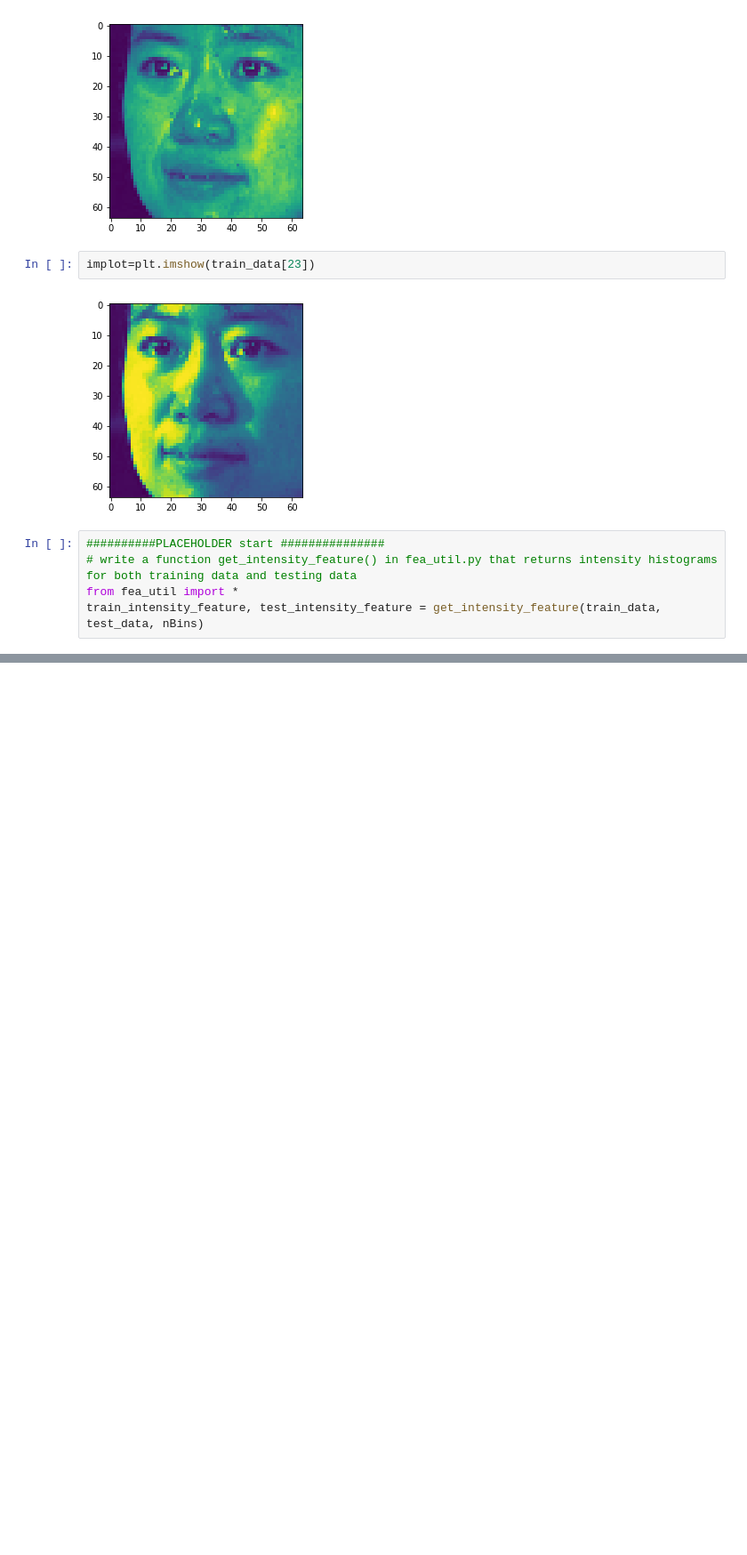
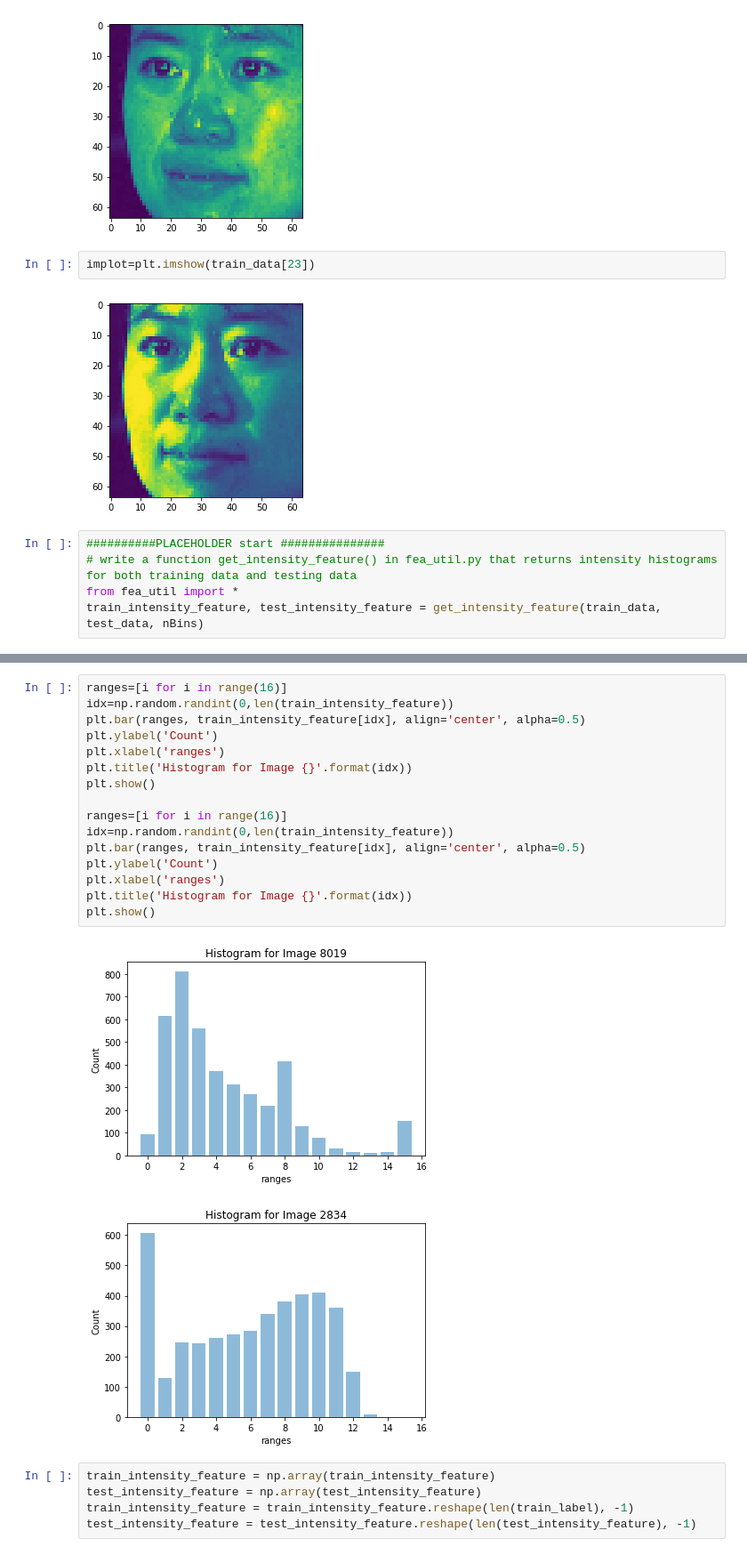
Before and after one commit to sananand007/Xrelab, a Jupyter notebook: hw2/HA2-Problem1_final.ipynb, the cells around one changed output, grey strips where cells are left out. Shown at 89% size. Cells and saved outputs as stored; diff of their text form; blank space fills up the shorter version.

```diff
--- a/hw2/HA2-Problem1_final.ipynb
+++ b/hw2/HA2-Problem1_final.ipynb
@@ -36,0 +39,24 @@ len(train_intensity_feature)
+# %%
+ranges=[i for i in range(16)]
+idx=np.random.randint(0,len(train_intensity_feature))
+plt.bar(ranges, train_intensity_feature[idx], align='center', alpha=0.5)
+plt.ylabel('Count')
+plt.xlabel('ranges')
+plt.title('Histogram for Image {}'.format(idx))
+plt.show()
+
+ranges=[i for i in range(16)]
+idx=np.random.randint(0,len(train_intensity_feature))
+plt.bar(ranges, train_intensity_feature[idx], align='center', alpha=0.5)
+plt.ylabel('Count')
+plt.xlabel('ranges')
+plt.title('Histogram for Image {}'.format(idx))
+plt.show()
+# %% [output]
+[figure, added]
+[figure, added]
+# %%
+train_intensity_feature = np.array(train_intensity_feature)
+test_intensity_feature = np.array(test_intensity_feature)
+train_intensity_feature = train_intensity_feature.reshape(len(train_label), -1)
+test_intensity_feature = test_intensity_feature.reshape(len(test_intensity_feature), -1)
```
Also changed, not shown: parts of 9 cells of this notebook.
